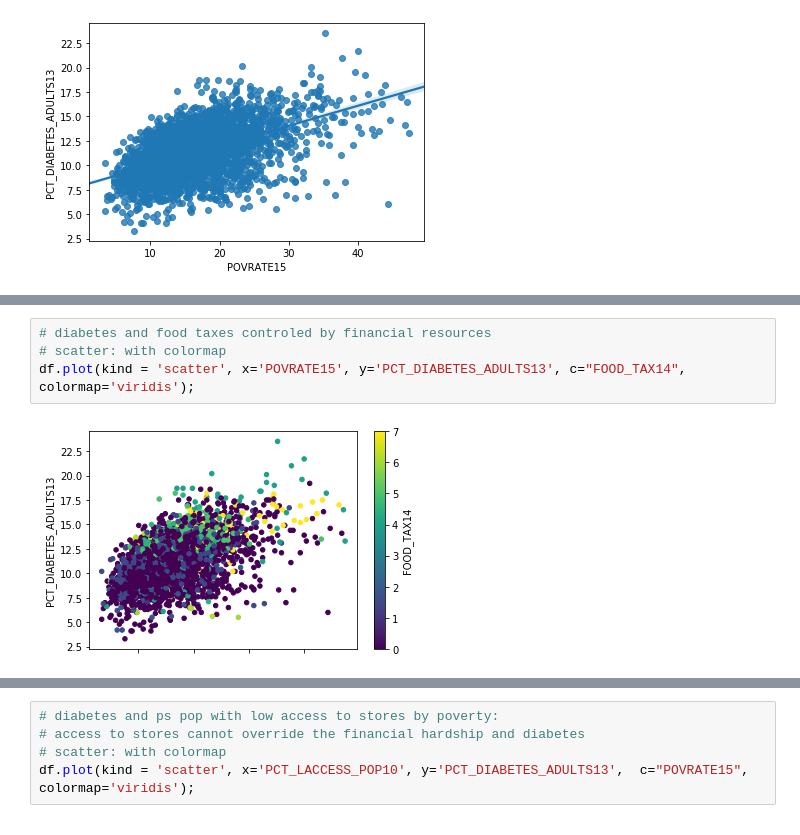
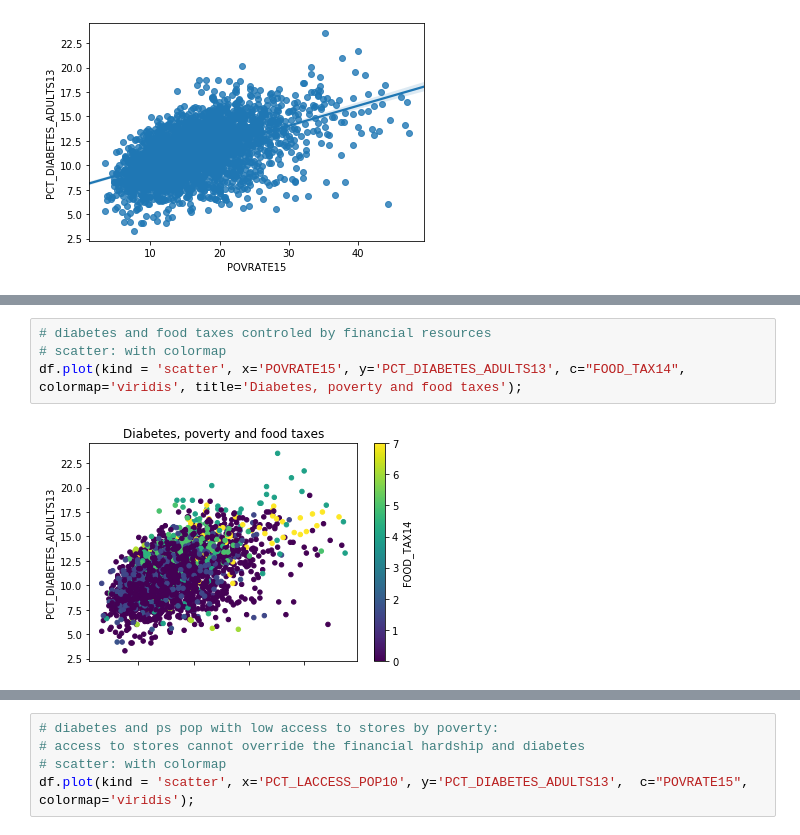
Before and after one commit to szilviaaltorjai/Food_Atlas, a Jupyter notebook: Food.ipynb, the cells around one changed output, grey strips where cells are left out. Drawn from its saved outputs; the diff is of its cells as text.

```diff
--- a/Food.ipynb
+++ b/Food.ipynb
@@ -156,6 +192,6 @@ iplot(fig)
 # %%
 # diabetes and food taxes controled by financial resources
 # scatter: with colormap
-df.plot(kind = 'scatter', x='POVRATE15', y='PCT_DIABETES_ADULTS13', c="FOOD_TAX14", colormap='viridis');
+df.plot(kind = 'scatter', x='POVRATE15', y='PCT_DIABETES_ADULTS13', c="FOOD_TAX14", colormap='viridis', title='Diabetes, poverty and food taxes');
 # %% [output]
-[figure, old version]
+[figure, new version]
```
Also changed, not shown: parts of 9 cells of this notebook, 4 other files.
